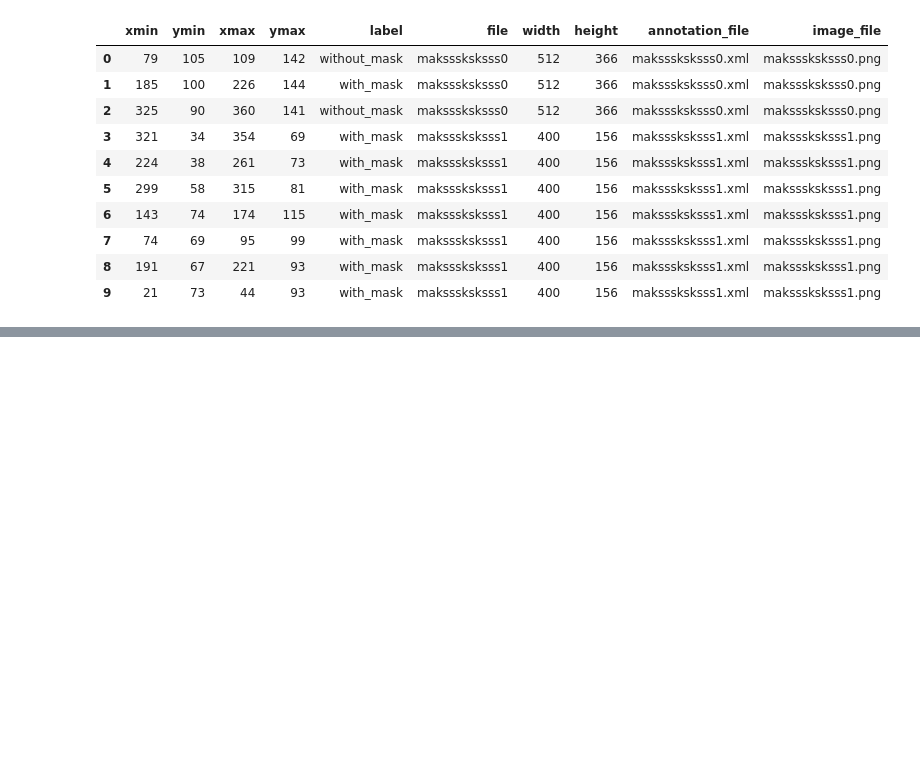
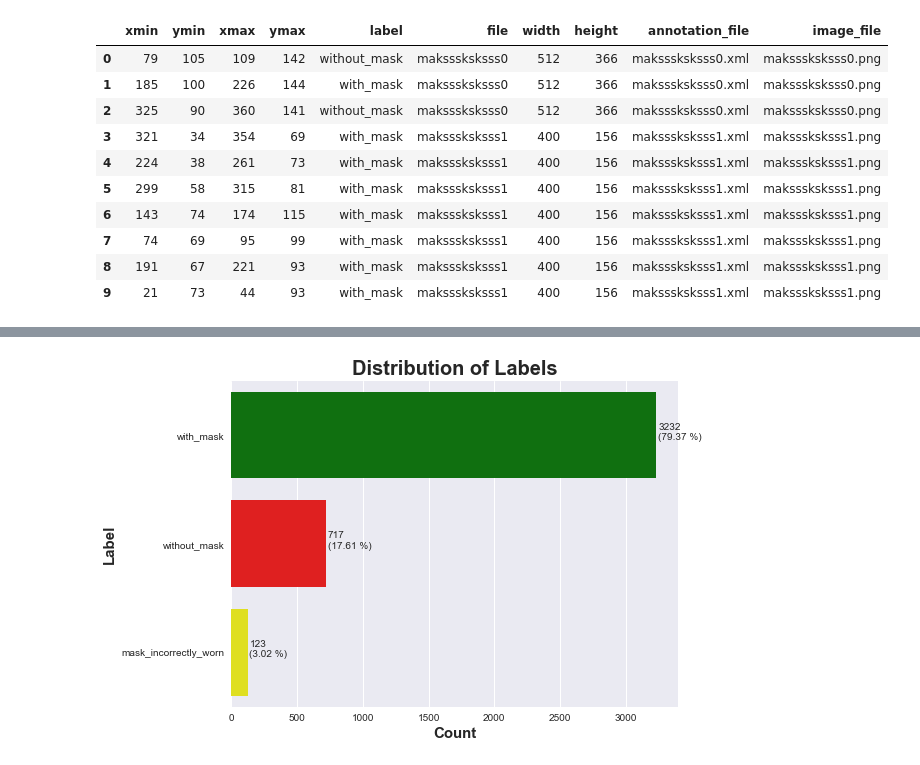
Before and after one commit to ddeluca98/face-mask-detection, a Jupyter notebook: Data_Preprocess.ipynb, the cells around one changed output, grey strips where cells are left out. Saved outputs shown, nothing was run; the diff lists cells and outputs as text; code cells hidden in the pictures; blank space fills up the shorter version.

```diff
--- a/Data_Preprocess.ipynb
+++ b/Data_Preprocess.ipynb
@@ -129,3 +152,23 @@ def render_image(image_path):
+# %%
+label_df = pd.DataFrame(annotations_info_df['label'].value_counts()).reset_index()
+label_df.rename(columns = {'index': 'label', 'label': 'count'}, inplace = True)
+
+plt.style.use('seaborn')
+plt.figure(figsize = (8, 6))
+barplot = sns.barplot(x = 'count', y = 'label', data = label_df ,
+                      palette = ['green', 'red', 'yellow'])
+plt.title('Distribution of Labels', fontsize = 20, fontweight = 'bold')
+plt.xlabel('Count', fontsize = 15, fontweight = 'bold')
+plt.ylabel('Label', fontsize = 15, fontweight = 'bold')
+
+for p in barplot.patches:
+    width = p.get_width()
+    percentage = round(width * 100 / sum(label_df['count']), 2)
+    plt.text(x = width + 15, y = p.get_y() + 0.55 * p.get_height(), s = f'{int(width)}\n({percentage} %)')
+
+plt.show()
+# %% [output]
+[figure, added]
 # %%
 #Add another column in our data frame fror the cropped images names
 annotations_info_df['cropped_image_file'] = annotations_info_df['file'] #Will be the same as the annotation file name and will change it later in a loop while cropping
```
Also changed, not shown: parts of 14 cells of this notebook, 1 other file.
